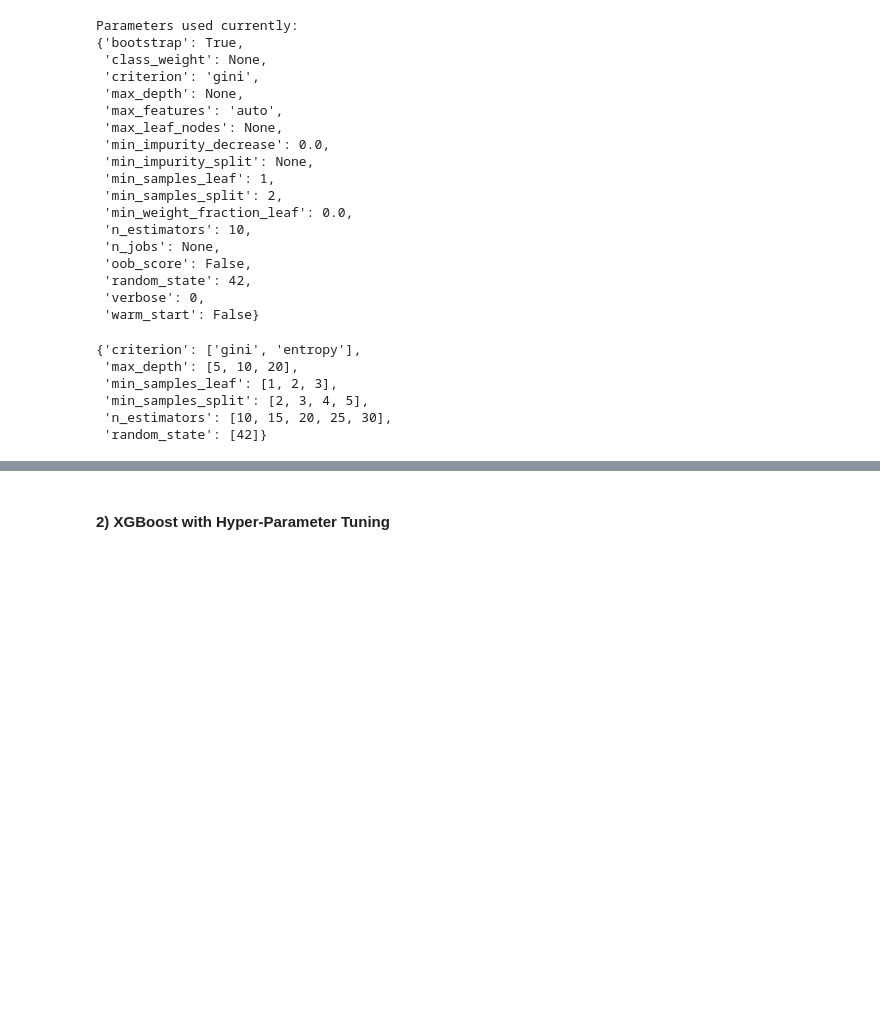
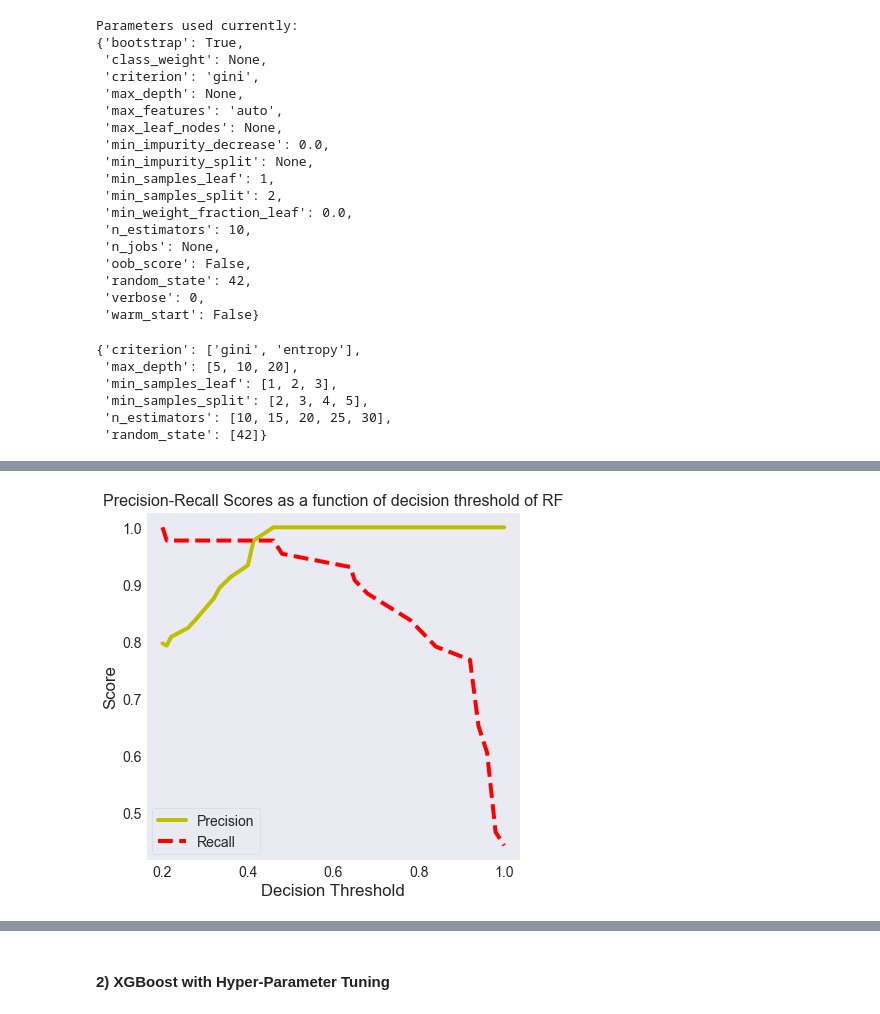
Before and after one commit to shubhramahey/Breast-Cancer-Analysis, a Jupyter notebook: Breast Cancer Analysis.ipynb, the cells around one changed output, grey strips where cells are left out. Cells and saved outputs as stored; diff of their text form; code cells hidden in the pictures; blank space fills up the shorter version.

```diff
--- a/Breast Cancer Analysis.ipynb
+++ b/Breast Cancer Analysis.ipynb
@@ -975,0 +1071,16 @@ Therefore, RandomForest model accuracy improved 4.72% when we ran it with the be
+# %%
+#function to plot the precision-recall curve with threshold
+
+def precision_recall_threshold(precisions, recalls, thresholds, model):
+    plt.figure(figsize=(6, 6))
+    plt.title("Precision-Recall Scores as a function of decision threshold of" + " " + (model), fontsize=16)
+    plt.plot(thresholds, precisions[:-1], "y-", label="Precision")
+    plt.plot(thresholds, recalls[:-1], "r--", label="Recall")
+    plt.ylabel("Score")
+    plt.xlabel("Decision Threshold")
+    plt.legend(loc='best')
+# %%
+#calling the function above to make the precision-recall curve for random forest
+precision_recall_threshold(p, r, thresholds, "RF")
+# %% [output]
+[figure, added]
```
Also changed, not shown: parts of 66 cells of this notebook.
